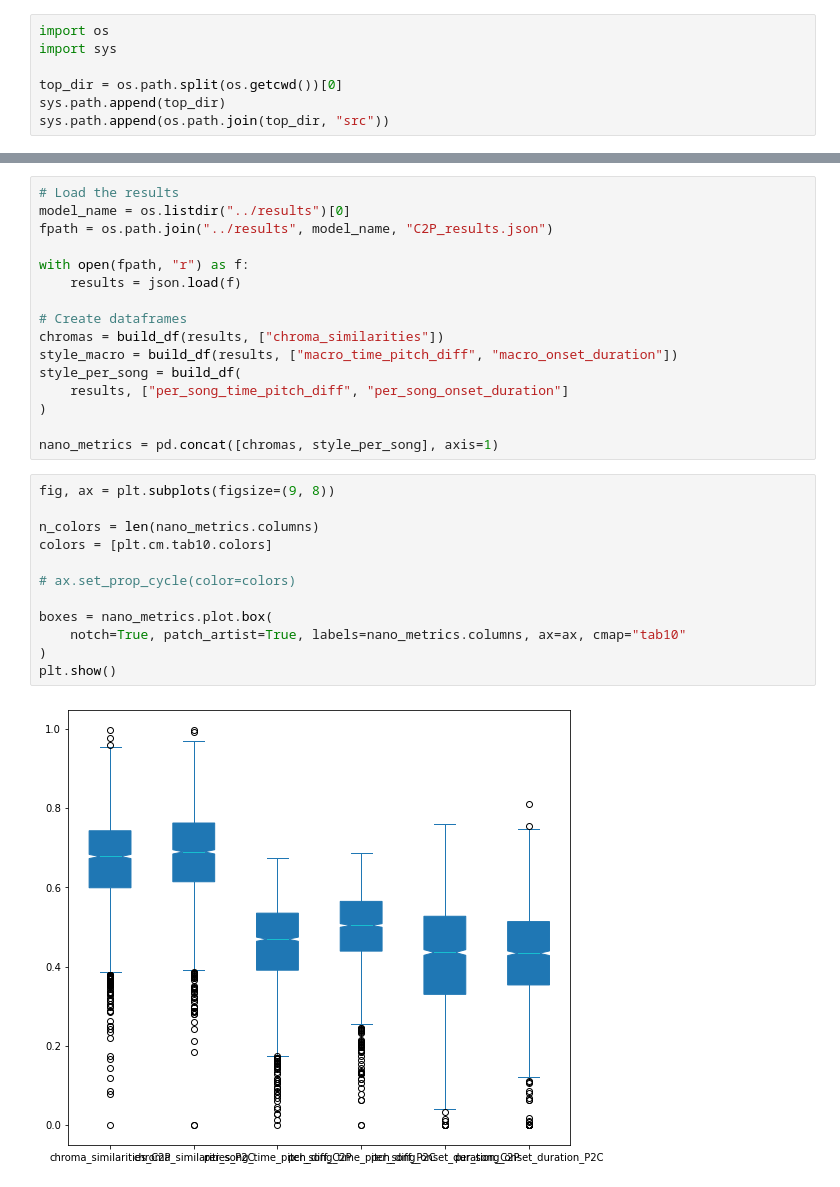
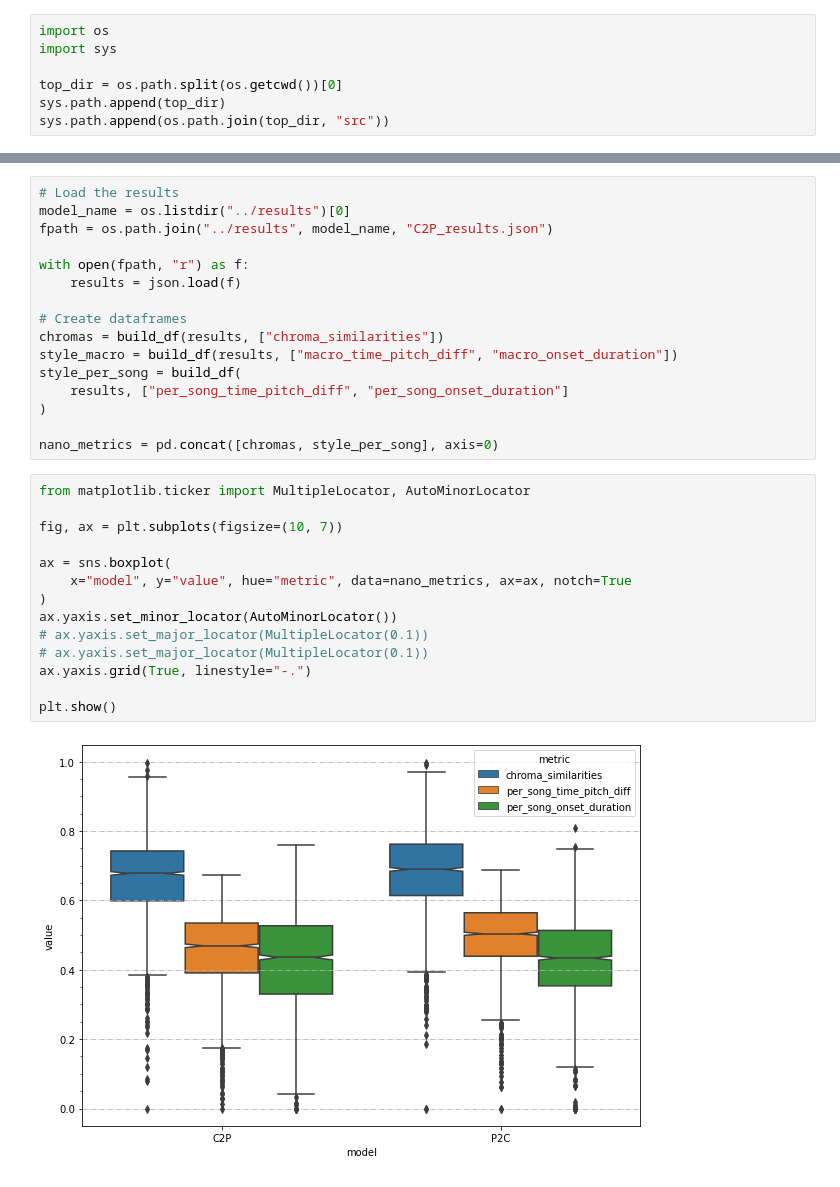
Before and after one commit to amaralcs/tf-cyclegan-music-style-transfer, a Jupyter notebook: notebooks/evaluate_results.ipynb, the cells around one changed output, grey strips where cells are left out. Drawn from its saved outputs; the diff is of its cells as text.

```diff
--- a/notebooks/evaluate_results.ipynb
+++ b/notebooks/evaluate_results.ipynb
@@ -61,19 +69,21 @@ style_per_song = build_df(
     results, ["per_song_time_pitch_diff", "per_song_onset_duration"]
 )
 
-nano_metrics = pd.concat([chromas, style_per_song], axis=1)
+nano_metrics = pd.concat([chromas, style_per_song], axis=0)
-# %%
-fig, ax = plt.subplots(figsize=(9, 8))
-
-n_colors = len(nano_metrics.columns)
-colors = [plt.cm.tab10.colors]
-
-# ax.set_prop_cycle(color=colors)
-
-boxes = nano_metrics.plot.box(
-    notch=True, patch_artist=True, labels=nano_metrics.columns, ax=ax, cmap="tab10"
-)
-plt.show()
-# %% [output]
-[figure, removed]
+# %%
+from matplotlib.ticker import MultipleLocator, AutoMinorLocator
+
+fig, ax = plt.subplots(figsize=(10, 7))
+
+ax = sns.boxplot(
+    x="model", y="value", hue="metric", data=nano_metrics, ax=ax, notch=True
+)
+ax.yaxis.set_minor_locator(AutoMinorLocator())
+# ax.yaxis.set_major_locator(MultipleLocator(0.1))
+# ax.yaxis.set_major_locator(MultipleLocator(0.1))
+ax.yaxis.grid(True, linestyle="-.")
+
+plt.show()
+# %% [output]
+[figure, added]
 # %%
```
Also changed, not shown: parts of 3 cells of this notebook.
